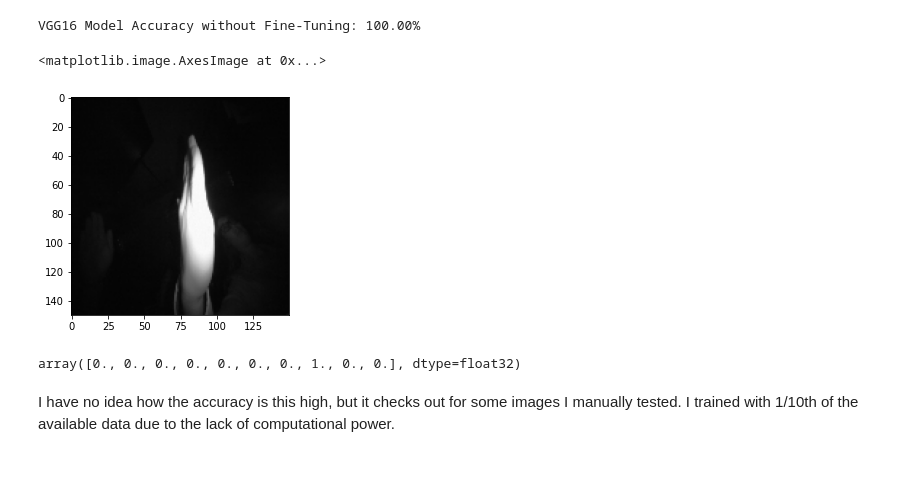
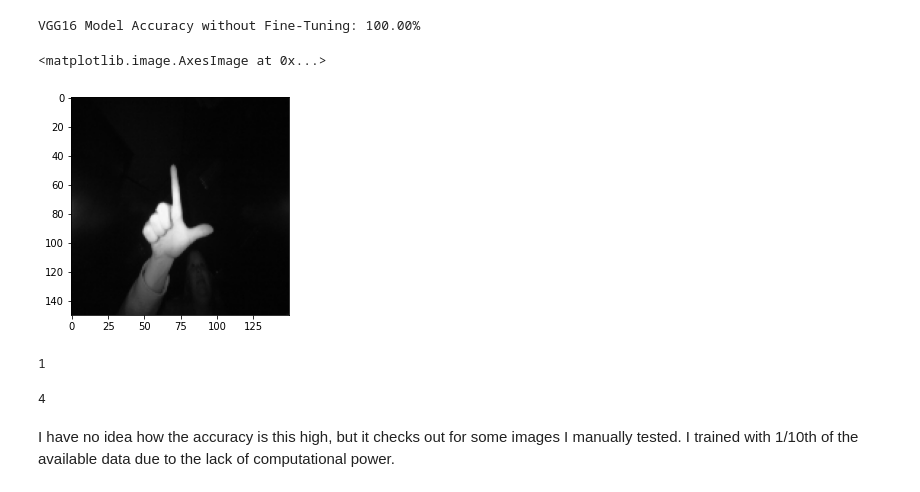
Before and after one commit to sidharrth2002/gesture-detection-vgg16, a Jupyter notebook: Gesture_Detection_with_Transfer_Learning_(VGG16).ipynb, the cells around one changed output. Cells and saved outputs as stored; diff of their text form; code cells hidden in the pictures.

Commit message:
More training data

```diff
--- a/Gesture_Detection_with_Transfer_Learning_(VGG16).ipynb
+++ b/Gesture_Detection_with_Transfer_Learning_(VGG16).ipynb
@@ -80,2 +82,5 @@ y_data = np.array(y_data)
 # %%
 y_data = y_data.reshape(numImages, 1)
+# %%
+x_data_cut = x_data[:13800]
+x_data_cut.shape
@@ -168,9 +172,9 @@ tl_checkpoint_1 = ModelCheckpoint(filepath=path + '/trained-models',
 #                            mode='min')
 # %%
 #increase dimensions
-x_data = np.array(x_data, dtype = 'float32')
-x_data = np.stack((x_data,) * 3, axis=-1)
+x_data_cut = np.array(x_data_cut, dtype = 'float32')
+x_data_cut = np.stack((x_data_cut,) * 3, axis=-1)
 # %%
 from sklearn.model_selection import train_test_split
-X_train, X_test, Y_train, Y_test = train_test_split(x_data, y_data, test_size=0.2, random_state=33)
+X_train, X_test, Y_train, Y_test = train_test_split(x_data_cut, y_data, test_size=0.2, random_state=33)
 # %%
@@ -210,13 +214,17 @@ print("VGG16 Model Accuracy without Fine-Tuning: {:.2f}%".format(vgg_acc * 100))
 # %% [output]
 VGG16 Model Accuracy without Fine-Tuning: 100.00%
 # %%
-plt.imshow(X_test[150]/255)
+plt.imshow(X_test[251]/255)
 # %% [output]
 <matplotlib.image.AxesImage at 0x...>
-[figure, old version]
+[figure, new version]
 # %%
 # ! cp kaggle.json ~/.kaggle/
-# %%
-Y_test[150]
-# %% [output]
-array([0., 0., 0., 0., 0., 0., 0., 1., 0., 0.], dtype=float32)
+# %%
+np.argmax(y_pred[251])
+# %% [output]
+1
+# %%
+np.argmax(Y_test[103])
+# %% [output]
+4
```
Also changed, not shown: parts of 13 cells of this notebook.
